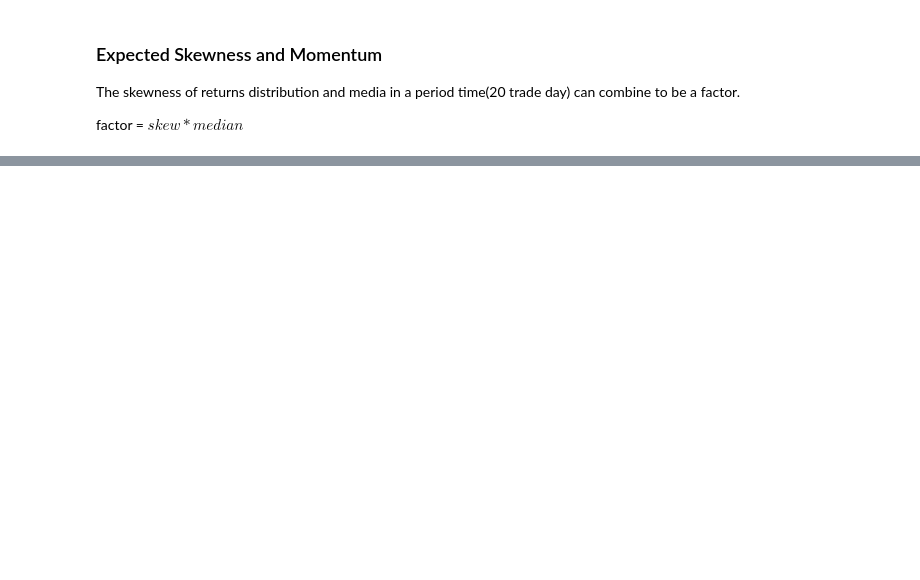
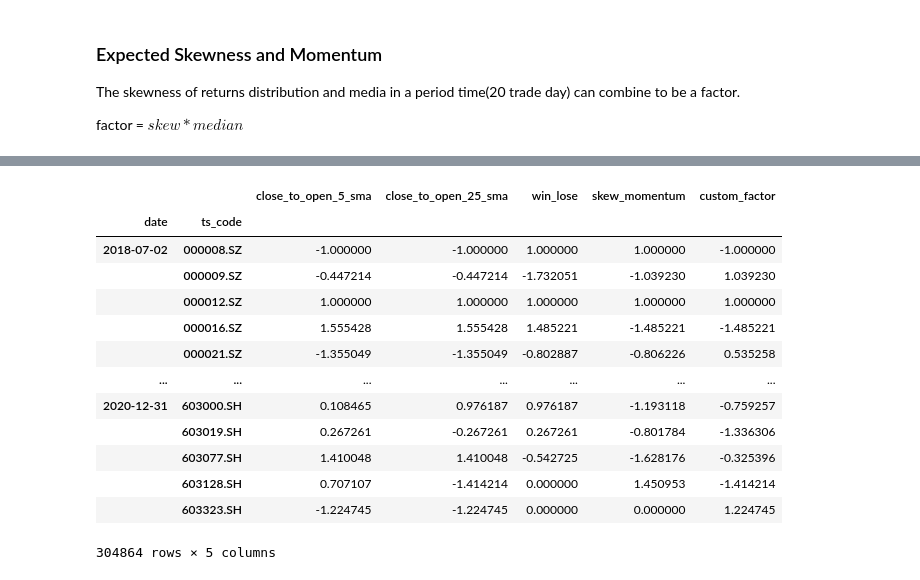
Before and after one commit to JiaRuiming-1/AI-Trading, a Jupyter notebook: P4_Factor_Rearch/complete_knowedge_utilization.ipynb, the cells around one changed output, grey strips where cells are left out. Cells and saved outputs as stored; diff of their text form; code cells hidden in the pictures; blank space fills up the shorter version.

```diff
--- a/P4_Factor_Rearch/complete_knowedge_utilization.ipynb
+++ b/P4_Factor_Rearch/complete_knowedge_utilization.ipynb
@@ -202,0 +334,20 @@ universe = sm.get_factor()
+# %%
+# process all factors table to multi index table that fit to use in alphalens
+all_factor_df = all_factor_df.set_index(['date','ts_code'])
+all_factor_df = all_factor_df.sort_values(by=["date", "ts_code"])
+all_factor_df
+# %% [output]
+|  |  | close_to_open_5_sma | close_to_open_25_sma | win_lose | skew_momentum | custom_factor |
+| date | ts_code |  |  |  |  |  |
+| 2018-07-02 | 000008.SZ | -1.000000 | -1.000000 | 1.000000 | 1.000000 | -1.000000 |
+|  | 000009.SZ | -0.447214 | -0.447214 | -1.732051 | -1.039230 | 1.039230 |
+|  | 000012.SZ | 1.000000 | 1.000000 | 1.000000 | 1.000000 | 1.000000 |
+|  | 000016.SZ | 1.555428 | 1.555428 | 1.485221 | -1.485221 | -1.485221 |
+|  | 000021.SZ | -1.355049 | -1.355049 | -0.802887 | -0.806226 | 0.535258 |
+| ... | ... | ... | ... | ... | ... | ... |
+| 2020-12-31 | 603000.SH | 0.108465 | 0.976187 | 0.976187 | -1.193118 | -0.759257 |
+|  | 603019.SH | 0.267261 | -0.267261 | 0.267261 | -0.801784 | -1.336306 |
+|  | 603077.SH | 1.410048 | 1.410048 | -0.542725 | -1.628176 | -0.325396 |
+|  | 603128.SH | 0.707107 | -1.414214 | 0.000000 | 1.450953 | -1.414214 |
+|  | 603323.SH | -1.224745 | -1.224745 | 0.000000 | 0.000000 | 1.224745 |
+304864 rows × 5 columns
```
Also changed, not shown: parts of 37 cells of this notebook.
